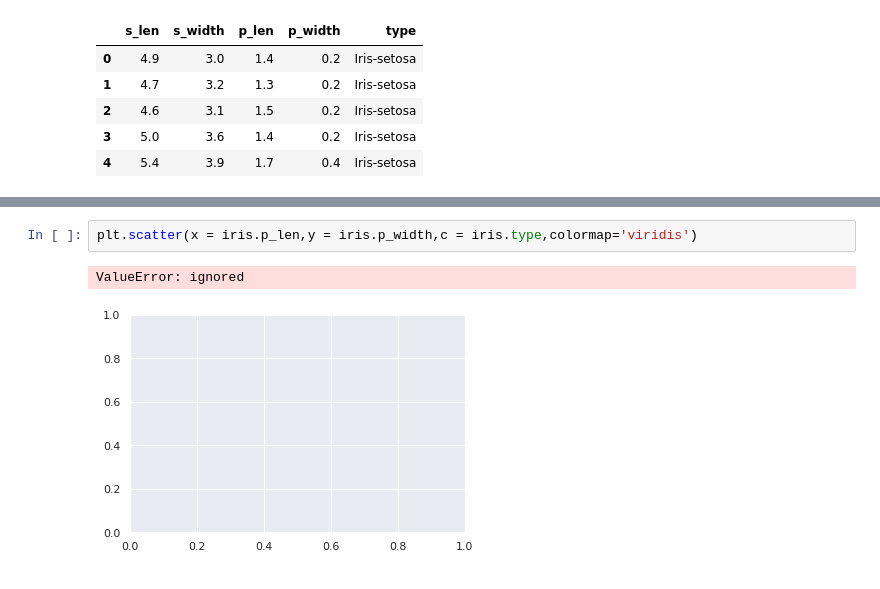
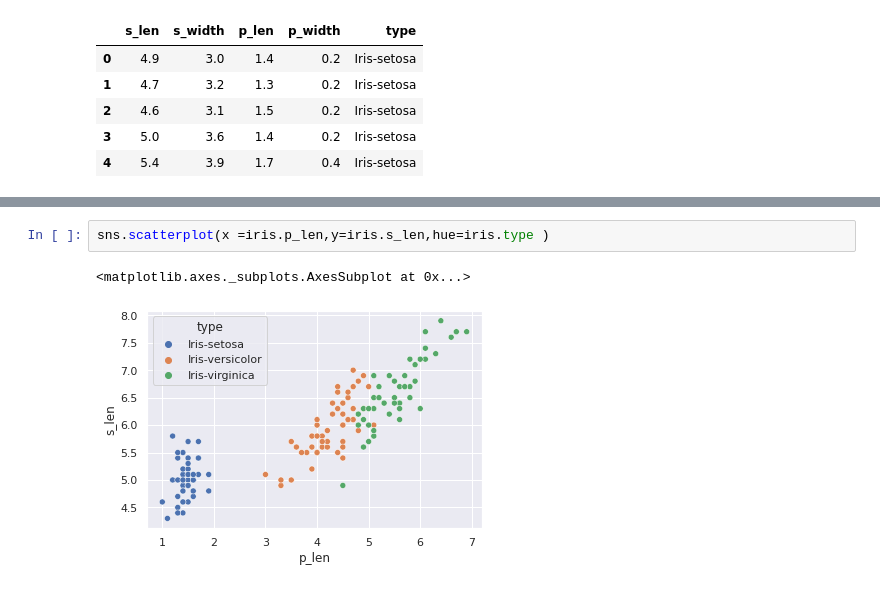
Before and after one commit to tpc1/fmml-jan-, a Jupyter notebook: FMML_M1L2_Features_Feb22.ipynb, the cells around one changed output, grey strips where cells are left out. Drawn from its saved outputs; the diff is of its cells as text.

```diff
--- a/FMML_M1L2_Features_Feb22.ipynb
+++ b/FMML_M1L2_Features_Feb22.ipynb
@@ -566,5 +588,5 @@ iris.head()
 # %%
-plt.scatter(x = iris.p_len,y = iris.p_width,c = iris.type,colormap='viridis')
+sns.scatterplot(x =iris.p_len,y=iris.s_len,hue=iris.type )
 # %% [output]
-ValueError: ignored
+<matplotlib.axes._subplots.AxesSubplot at 0x...>
-[figure, old version]
+[figure, new version]
```
Also changed, not shown: parts of 6 cells of this notebook.
